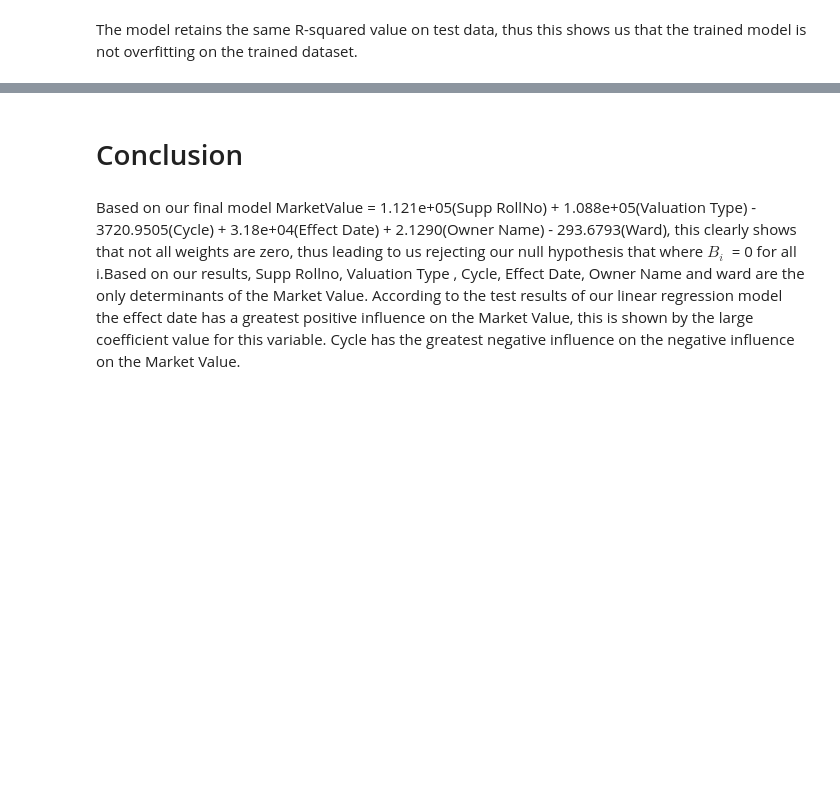
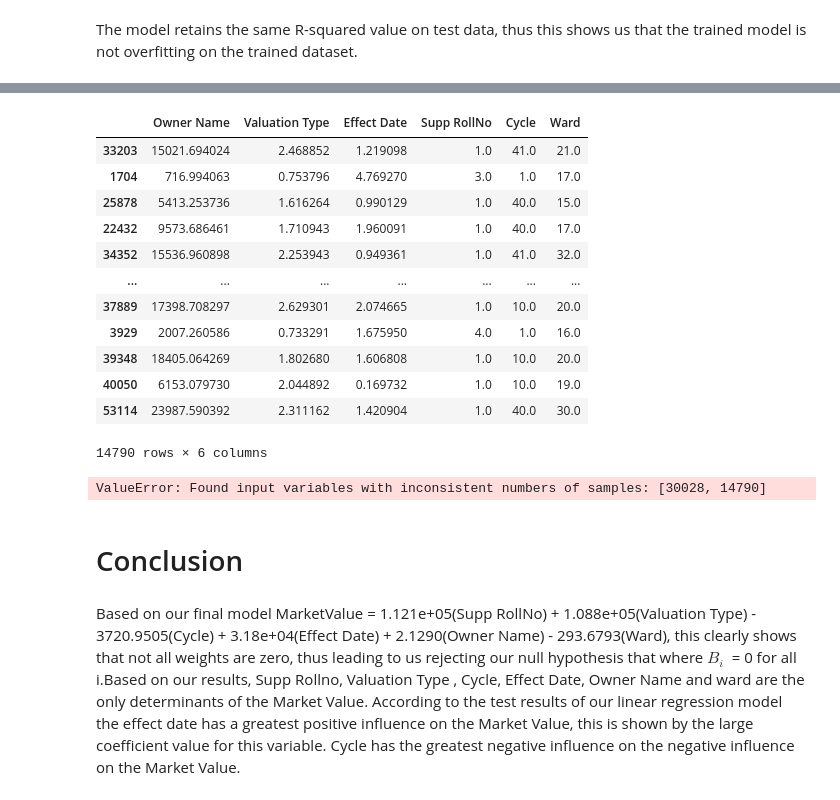
Before and after one commit to BongumusaSizwe/DAE_PROJECT, a Jupyter notebook: mini_project/Houses/project.ipynb, the cells around one changed output, grey strips where cells are left out. Saved outputs shown, nothing was run; the diff lists cells and outputs as text; code cells hidden in the pictures; blank space fills up the shorter version.

```diff
--- a/mini_project/Houses/project.ipynb
+++ b/mini_project/Houses/project.ipynb
@@ -1290,0 +1385,17 @@ The model retains the same R-squared value on test data, thus this shows us that
+# %%
+X_test = X_test[remaining_var]
+X_test
+# %% [output]
+|  | Owner Name | Valuation Type | Effect Date | Supp RollNo | Cycle | Ward |
+| 33203 | 15021.694024 | 2.468852 | 1.219098 | 1.0 | 41.0 | 21.0 |
+| 1704 | 716.994063 | 0.753796 | 4.769270 | 3.0 | 1.0 | 17.0 |
+| 25878 | 5413.253736 | 1.616264 | 0.990129 | 1.0 | 40.0 | 15.0 |
+| 22432 | 9573.686461 | 1.710943 | 1.960091 | 1.0 | 40.0 | 17.0 |
+| 34352 | 15536.960898 | 2.253943 | 0.949361 | 1.0 | 41.0 | 32.0 |
+| ... | ... | ... | ... | ... | ... | ... |
+| 37889 | 17398.708297 | 2.629301 | 2.074665 | 1.0 | 10.0 | 20.0 |
+| 3929 | 2007.260586 | 0.733291 | 1.675950 | 4.0 | 1.0 | 16.0 |
+| 39348 | 18405.064269 | 1.802680 | 1.606808 | 1.0 | 10.0 | 20.0 |
+| 40050 | 6153.079730 | 2.044892 | 0.169732 | 1.0 | 10.0 | 19.0 |
+| 53114 | 23987.590392 | 2.311162 | 1.420904 | 1.0 | 40.0 | 30.0 |
+14790 rows × 6 columns
@@ -1291,3 +1408,8 @@ The model retains the same R-squared value on test data, thus this shows us that
+# %%
+MSE_test = r_square_value(y_train, y_predicted_list_test)
+print("MSE for test set :" ,MSE_test)
+# %% [output]
+ValueError: Found input variables with inconsistent numbers of samples: [30028, 14790]
 # %% [markdown]
 # Conclusion
 # %% [markdown]
```
Also changed, not shown: parts of 33 cells of this notebook, 1 other file.
